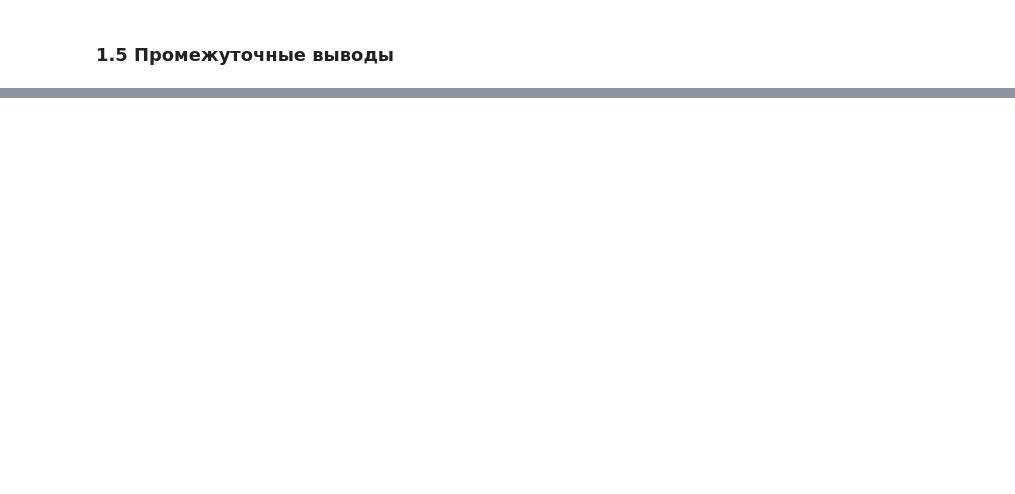
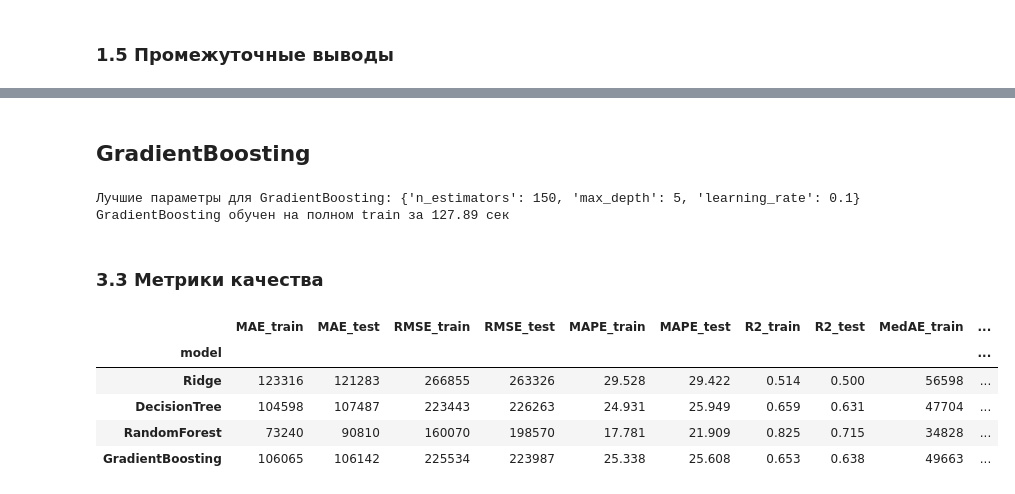
Before and after one commit to kiraelprimova/Teamwork, a Jupyter notebook: Командная работа.ipynb, the cells around one changed output, grey strips where cells are left out. Cells and saved outputs as stored; diff of their text form; code cells hidden in the pictures; blank space fills up the shorter version.

```diff
--- a/Командная работа.ipynb
+++ b/Командная работа.ipynb
@@ -712,0 +915,68 @@ print("Подготовленные выборки успешно сохране
+# %% [markdown]
+## GradientBoosting
+# %%
+param_gb = {'n_estimators': [80, 150], 'max_depth': [3, 5], 'learning_rate': [0.05, 0.1]}
+gb_search = RandomizedSearchCV(
+    GradientBoostingRegressor(random_state=42), param_gb, n_iter=4, cv=3,
+    scoring='neg_mean_absolute_error', random_state=42, n_jobs=-1
+)
+gb_search.fit(X_search, y_search)
+print('Лучшие параметры для GradientBoosting:', gb_search.best_params_)
+
+t0 = time.time()
+gb = GradientBoostingRegressor(**gb_search.best_params_, random_state=42)
+gb.fit(X_train_scaled, y_train)
+gb_fit_time = time.time() - t0
+print(f'GradientBoosting обучен на полном train за {gb_fit_time:.2f} сек')
+# %% [output]
+Лучшие параметры для GradientBoosting: {'n_estimators': 150, 'max_depth': 5, 'learning_rate': 0.1}
+GradientBoosting обучен на полном train за 127.89 сек
+# %% [markdown]
+### 3.3 Метрики качества
+# %%
+def evaluate(name, model, Xtr, ytr, Xte, yte, fit_time):
+    pred_tr, pred_te = np.expm1(model.predict(Xtr)), np.expm1(model.predict(Xte))
+    true_tr, true_te = np.expm1(ytr), np.expm1(yte)
+
+    def metrics(t, p):
+        mae = mean_absolute_error(t, p)
+        rmse = np.sqrt(mean_squared_error(t, p))
+        mape = np.mean(np.abs((t - p) / t)) * 100
+        r2 = r2_score(t, p)
+        medae = median_absolute_error(t, p)
+        return mae, rmse, mape, r2, medae
+
+    mae_tr, rmse_tr, mape_tr, r2_tr, medae_tr = metrics(true_tr, pred_tr)
+    mae_te, rmse_te, mape_te, r2_te, medae_te = metrics(true_te, pred_te)
+    return {
+        'model': name,
+        'MAE_train': mae_tr, 'MAE_test': mae_te,
+        'RMSE_train': rmse_tr, 'RMSE_test': rmse_te,
+        'MAPE_train': mape_tr, 'MAPE_test': mape_te,
+        'R2_train': r2_tr, 'R2_test': r2_te,
+        'MedAE_train': medae_tr, 'MedAE_test': medae_te,
+        'time_sec': fit_time
+    }
+
+results = [
+    evaluate('Ridge', ridge, X_train_scaled, y_train, X_test_scaled, y_test, ridge_fit_time),
+    evaluate('DecisionTree', tree, X_train_scaled, y_train, X_test_scaled, y_test, tree_fit_time),
+    evaluate('RandomForest', rf, X_train_scaled, y_train, X_test_scaled, y_test, rf_fit_time),
+    evaluate('GradientBoosting', gb, X_train_scaled, y_train, X_test_scaled, y_test, gb_fit_time),
+]
+
+df_results = pd.DataFrame(results).set_index('model')
+df_display = df_results.copy()
+for c in ['MAE_train','MAE_test','RMSE_train','RMSE_test','MedAE_train','MedAE_test']:
+    df_display[c] = df_display[c].round(0).astype(int)
+for c in ['MAPE_train','MAPE_test','R2_train','R2_test']:
+    df_display[c] = df_display[c].round(3)
+df_display['time_sec'] = df_display['time_sec'].round(1)
+df_display
+# %% [output]
+|  | MAE_train | MAE_test | RMSE_train | RMSE_test | MAPE_train | MAPE_test | R2_train | R2_test | MedAE_train | ... |
+| model |  |  |  |  |  |  |  |  |  | ... |
+| Ridge | 123316 | 121283 | 266855 | 263326 | 29.528 | 29.422 | 0.514 | 0.500 | 56598 | ... |
+| DecisionTree | 104598 | 107487 | 223443 | 226263 | 24.931 | 25.949 | 0.659 | 0.631 | 47704 | ... |
+| RandomForest | 73240 | 90810 | 160070 | 198570 | 17.781 | 21.909 | 0.825 | 0.715 | 34828 | ... |
+| GradientBoosting | 106065 | 106142 | 225534 | 223987 | 25.338 | 25.608 | 0.653 | 0.638 | 49663 | ... |
```
Also changed, not shown: parts of 97 cells of this notebook, 1 other file.
